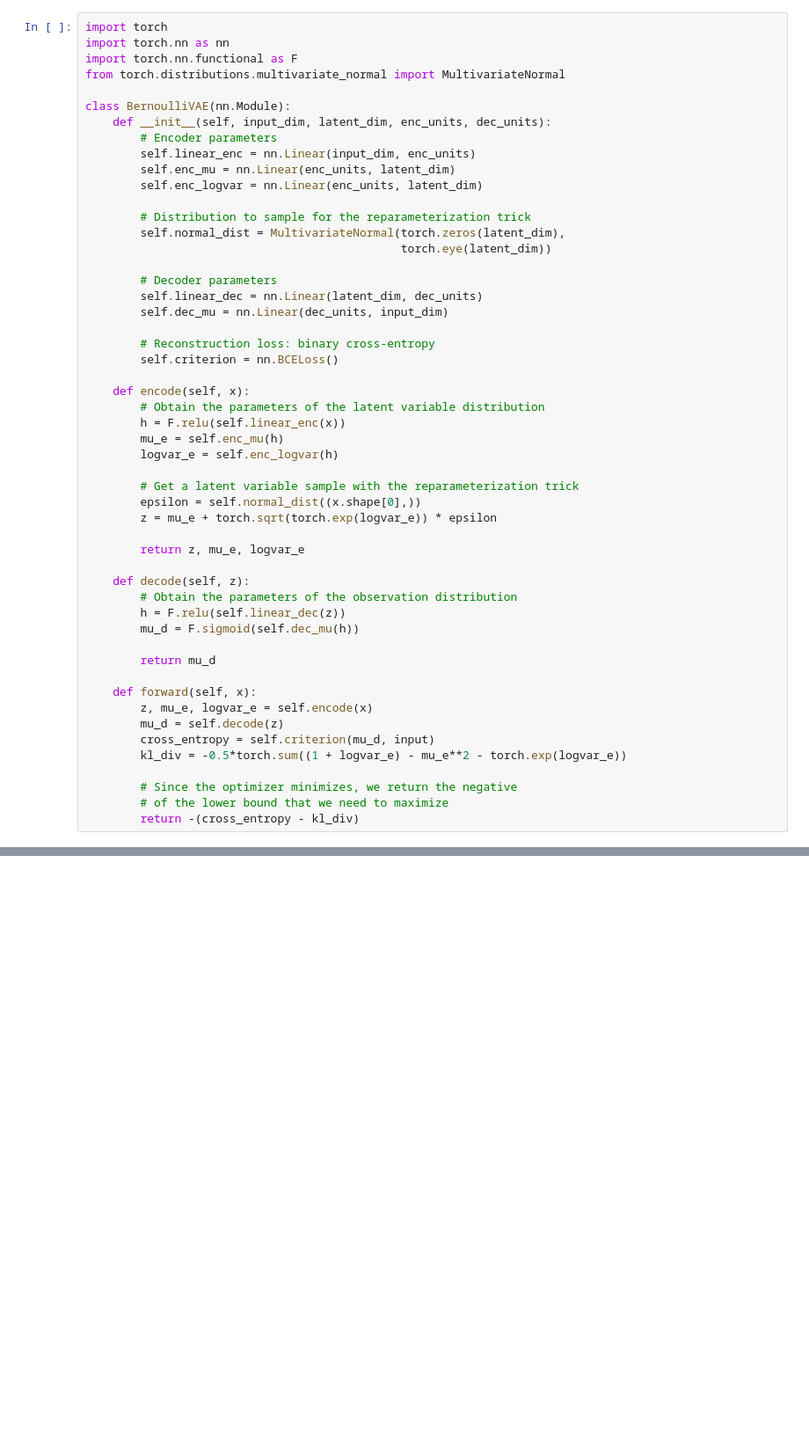
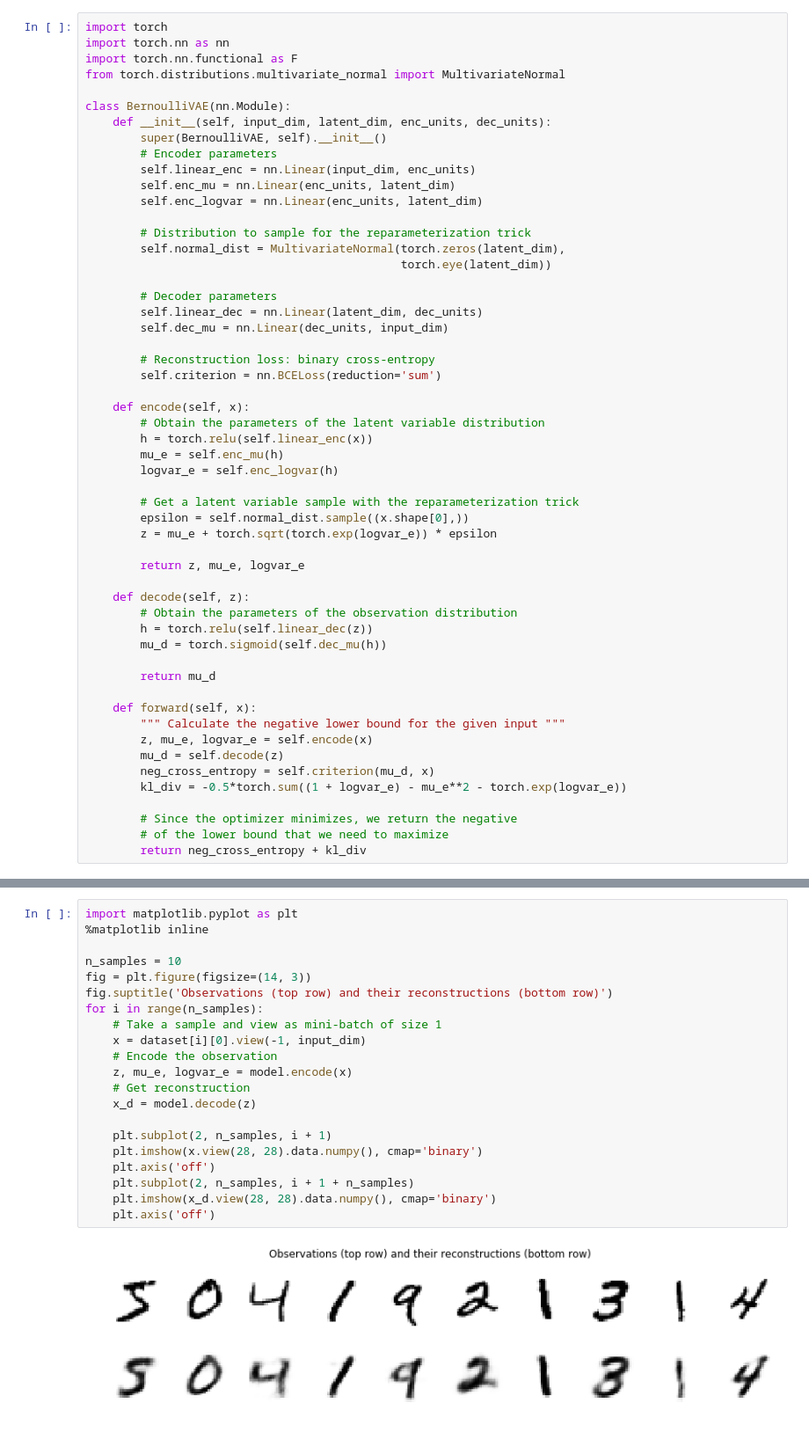
Before and after one commit to dfdazac/studious-rotary-phone, a Jupyter notebook: 01-vae/01-vae.ipynb, the cells around one changed output, grey strips where cells are left out. Shown: that part at 88% size. Drawn from its saved outputs; the diff is of its cells as text; blank space fills up the shorter version.

```diff
--- a/01-vae/01-vae.ipynb
+++ b/01-vae/01-vae.ipynb
@@ -138,6 +138,7 @@ from torch.distributions.multivariate_normal import MultivariateNormal
 
 class BernoulliVAE(nn.Module):
     def __init__(self, input_dim, latent_dim, enc_units, dec_units):
+        super(BernoulliVAE, self).__init__()
         # Encoder parameters
         self.linear_enc = nn.Linear(input_dim, enc_units)
         self.enc_mu = nn.Linear(enc_units, latent_dim)
@@ -152,33 +153,34 @@ class BernoulliVAE(nn.Module):
         self.dec_mu = nn.Linear(dec_units, input_dim)
 
         # Reconstruction loss: binary cross-entropy
-        self.criterion = nn.BCELoss()
+        self.criterion = nn.BCELoss(reduction='sum')
 
     def encode(self, x):
         # Obtain the parameters of the latent variable distribution
-        h = F.relu(self.linear_enc(x))
+        h = torch.relu(self.linear_enc(x))
         mu_e = self.enc_mu(h)
         logvar_e = self.enc_logvar(h)
 
         # Get a latent variable sample with the reparameterization trick
-        epsilon = self.normal_dist((x.shape[0],))
+        epsilon = self.normal_dist.sample((x.shape[0],))
         z = mu_e + torch.sqrt(torch.exp(logvar_e)) * epsilon
 
         return z, mu_e, logvar_e
 
     def decode(self, z):
         # Obtain the parameters of the observation distribution
-        h = F.relu(self.linear_dec(z))
-        mu_d = F.sigmoid(self.dec_mu(h))
+        h = torch.relu(self.linear_dec(z))
+        mu_d = torch.sigmoid(self.dec_mu(h))
 
         return mu_d
 
     def forward(self, x):
+        """ Calculate the negative lower bound for the given input """
         z, mu_e, logvar_e = self.encode(x)
         mu_d = self.decode(z)
-        cross_entropy = self.criterion(mu_d, input)
+        neg_cross_entropy = self.criterion(mu_d, x)
         kl_div = -0.5*torch.sum((1 + logvar_e) - mu_e**2 - torch.exp(logvar_e))
 
         # Since the optimizer minimizes, we return the negative
         # of the lower bound that we need to maximize
-        return -(cross_entropy - kl_div)
+        return neg_cross_entropy + kl_div
@@ -196,0 +241,23 @@ Therefore, values of $\boldsymbol{\theta}$ and $\boldsymbol{\phi}$ that maximize
+# %%
+import matplotlib.pyplot as plt
+%matplotlib inline
+
+n_samples = 10
+fig = plt.figure(figsize=(14, 3))
+fig.suptitle('Observations (top row) and their reconstructions (bottom row)')
+for i in range(n_samples):
+    # Take a sample and view as mini-batch of size 1
+    x = dataset[i][0].view(-1, input_dim)
+    # Encode the observation
+    z, mu_e, logvar_e = model.encode(x)
+    # Get reconstruction
+    x_d = model.decode(z)
+
+    plt.subplot(2, n_samples, i + 1)
+    plt.imshow(x.view(28, 28).data.numpy(), cmap='binary')
+    plt.axis('off')
+    plt.subplot(2, n_samples, i + 1 + n_samples)
+    plt.imshow(x_d.view(28, 28).data.numpy(), cmap='binary')
+    plt.axis('off')
+# %% [output]
+[figure, added]
```
Also changed, not shown: parts of 8 cells of this notebook, 1 other file.
